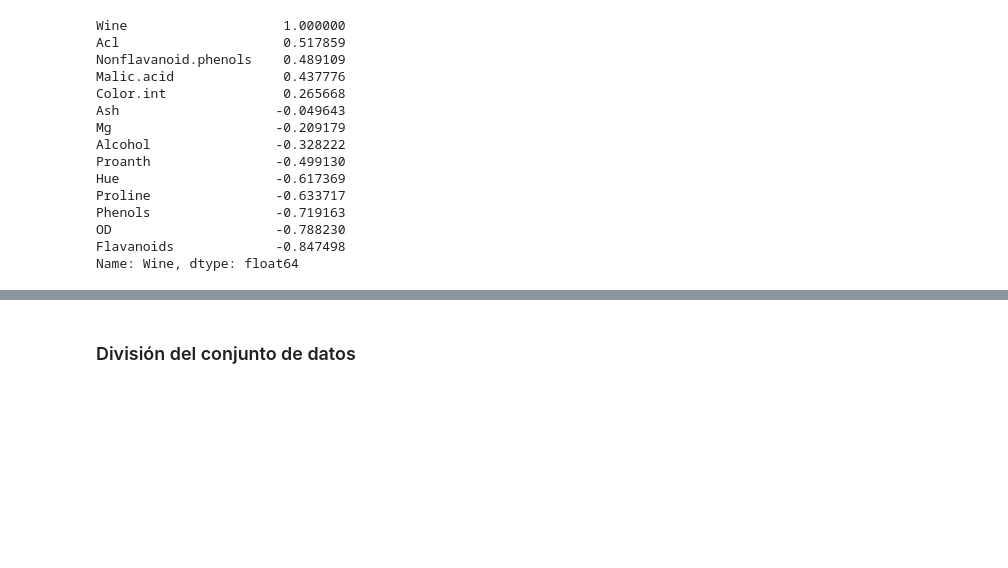
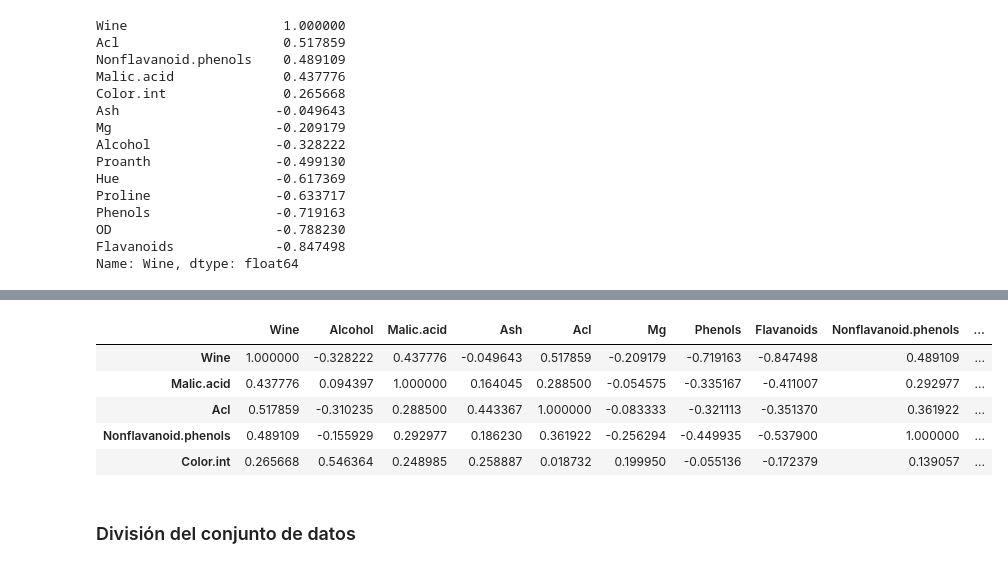
Before and after one commit to lmexe18/Python_JupyterNotebook, a Jupyter notebook: ML con Python/2/ArbolDecision_RandomForest.ipynb, the cells around one changed output, grey strips where cells are left out. Cells and saved outputs as stored; diff of their text form; code cells hidden in the pictures; blank space fills up the shorter version.

```diff
--- a/ML con Python/2/ArbolDecision_RandomForest.ipynb
+++ b/ML con Python/2/ArbolDecision_RandomForest.ipynb
@@ -144,6 +144,16 @@ X.corr()
 | Hue | -0.617369 | -0.071747 | -0.561296 | -0.074667 | -0.273955 | 0.055398 | 0.433681 | 0.543479 | -0.262640 | ... |
 | OD | -0.788230 | 0.072343 | -0.368710 | 0.003911 | -0.276769 | 0.066004 | 0.699949 | 0.787194 | -0.503270 | ... |
 | Proline | -0.633717 | 0.643720 | -0.192011 | 0.223626 | -0.440597 | 0.393351 | 0.498115 | 0.494193 | -0.311385 | ... |
+# %%
+# Nos quedamos con las que tienen mayor correlación
+corr_matrix[corr_matrix["Wine"] > 0.05]
+# %% [output]
+|  | Wine | Alcohol | Malic.acid | Ash | Acl | Mg | Phenols | Flavanoids | Nonflavanoid.phenols | ... |
+| Wine | 1.000000 | -0.328222 | 0.437776 | -0.049643 | 0.517859 | -0.209179 | -0.719163 | -0.847498 | 0.489109 | ... |
+| Malic.acid | 0.437776 | 0.094397 | 1.000000 | 0.164045 | 0.288500 | -0.054575 | -0.335167 | -0.411007 | 0.292977 | ... |
+| Acl | 0.517859 | -0.310235 | 0.288500 | 0.443367 | 1.000000 | -0.083333 | -0.321113 | -0.351370 | 0.361922 | ... |
+| Nonflavanoid.phenols | 0.489109 | -0.155929 | 0.292977 | 0.186230 | 0.361922 | -0.256294 | -0.449935 | -0.537900 | 1.000000 | ... |
+| Color.int | 0.265668 | 0.546364 | 0.248985 | 0.258887 | 0.018732 | 0.199950 | -0.055136 | -0.172379 | 0.139057 | ... |
 # %% [markdown]
 ### División del conjunto de datos
 # %% [markdown]
```
Also changed, not shown: parts of 25 cells of this notebook.
